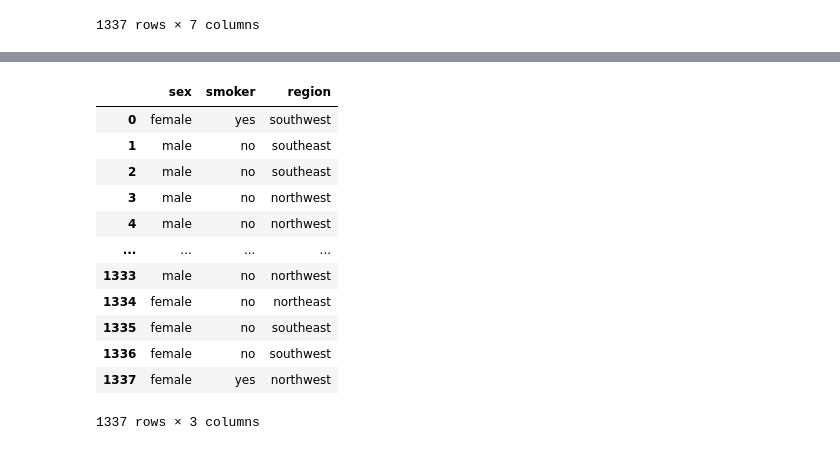
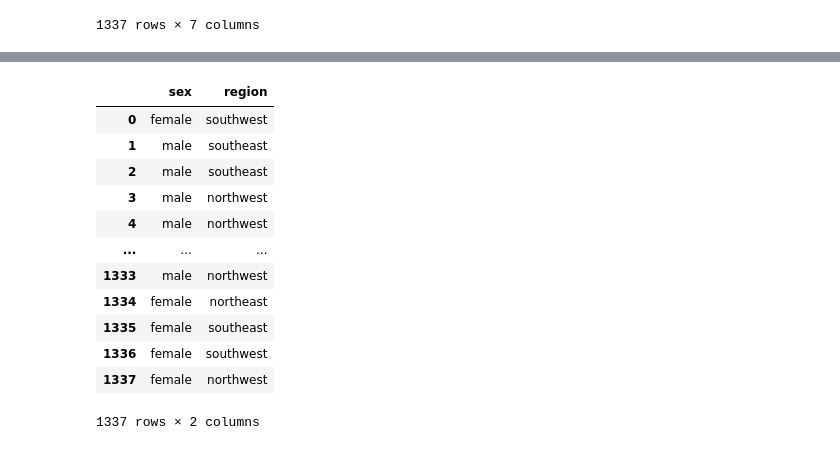
Before and after one commit to chandni8290/data-science-, a Jupyter notebook: insurance.ipynb, the cells around one changed output, grey strips where cells are left out. Saved outputs shown, nothing was run; the diff lists cells and outputs as text; code cells hidden in the pictures.

```diff
--- a/insurance.ipynb
+++ b/insurance.ipynb
@@ -396,16 +412,23 @@ clean_data =pd.concat([num],axis =1)
 # %%
-clean_data
+clean_data.to_csv('in')
-# %% [output]
-|  | sex | smoker | region |
-| 0 | female | yes | southwest |
-| 1 | male | no | southeast |
-| 2 | male | no | southeast |
-| 3 | male | no | northwest |
-| 4 | male | no | northwest |
-| ... | ... | ... | ... |
-| 1333 | male | no | northwest |
-| 1334 | female | no | northeast |
-| 1335 | female | no | southeast |
-| 1336 | female | no | southwest |
-| 1337 | female | yes | northwest |
-1337 rows × 3 columns
+# %%
+clean_data.dropna(inplace=True)
+# %%
+x =clean_data.drop('smoker',axis=1)
+y =clean_data[['smoker']]
+# %%
+x
+# %% [output]
+|  | sex | region |
+| 0 | female | southwest |
+| 1 | male | southeast |
+| 2 | male | southeast |
+| 3 | male | northwest |
+| 4 | male | northwest |
+| ... | ... | ... |
+| 1333 | male | northwest |
+| 1334 | female | northeast |
+| 1335 | female | southeast |
+| 1336 | female | southwest |
+| 1337 | female | northwest |
+1337 rows × 2 columns
```
Also changed, not shown: parts of 30 cells of this notebook.
